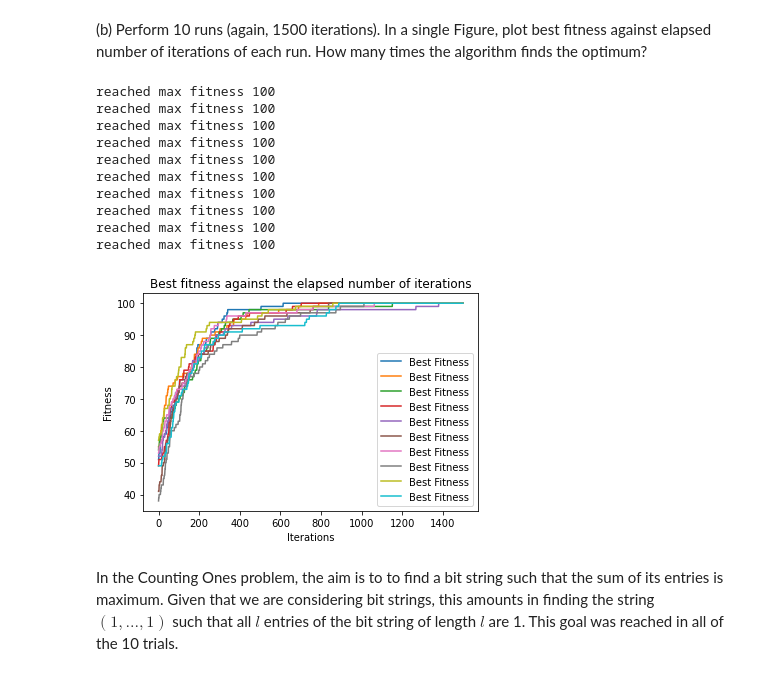
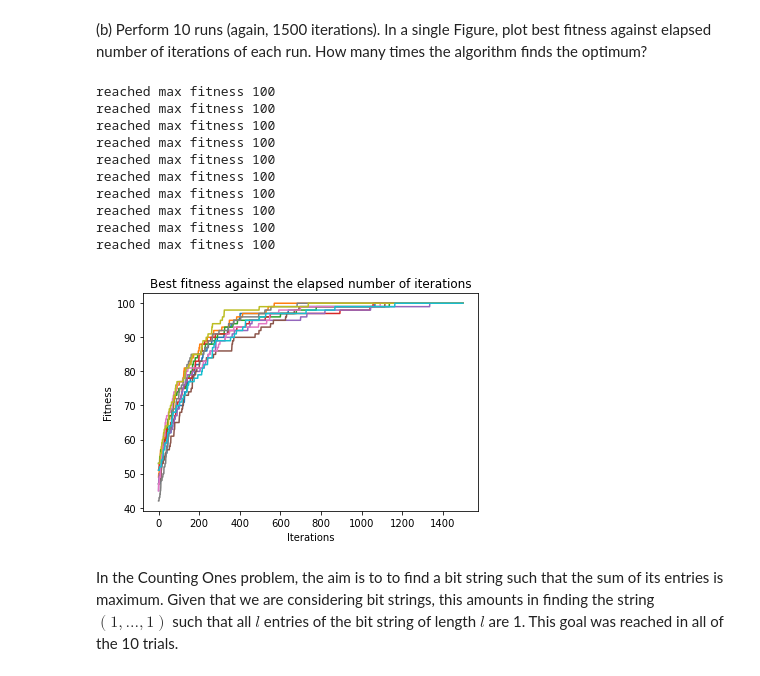
Before and after one commit to JanSchering/natural_computing, a Jupyter notebook: assignment_1/Ex4.ipynb, the cells around one changed output. Saved outputs shown, nothing was run; the diff lists cells and outputs as text; code cells hidden in the pictures.

```diff
--- a/assignment_1/Ex4.ipynb
+++ b/assignment_1/Ex4.ipynb
@@ -83,27 +82,26 @@ finds the optimum?
 # %%
 runs = 10
 
 # plot the best fitness over the ran iterations and runs
 for i in range(runs):
   iterations, best_fitness = oneplusoneGA(100)
-  plt.plot(iterations, best_fitness, label = 'Best Fitness')
+  plt.plot(iterations, best_fitness)
   plt.xlabel('Iterations')
   plt.ylabel('Fitness')
   plt.title('Best fitness against the elapsed number of iterations')
-  plt.legend(loc='best')
 plt.show()
 # %% [output]
 reached max fitness 100
 reached max fitness 100
 reached max fitness 100
 reached max fitness 100
 reached max fitness 100
 reached max fitness 100
 reached max fitness 100
 reached max fitness 100
 reached max fitness 100
 reached max fitness 100
-[figure, old version]
+[figure, new version]
 # %% [markdown]
 In the Counting Ones problem, the aim is to to find a bit string such that the sum of its entries is maximum. Given that we are considering bit strings, this amounts in finding the string $(1, ..., 1)$ such that all $l$ entries of the bit string of length $l$ are 1. This goal was reached in all of the 10 trials.
 # %% [markdown]
```
Also changed, not shown: parts of 3 cells of this notebook, 1 other file.
